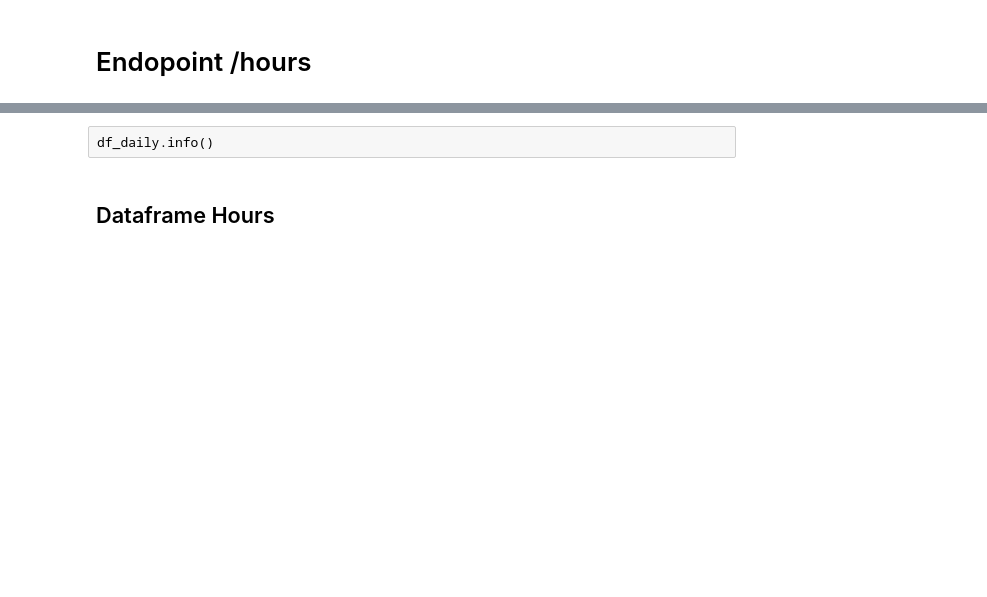
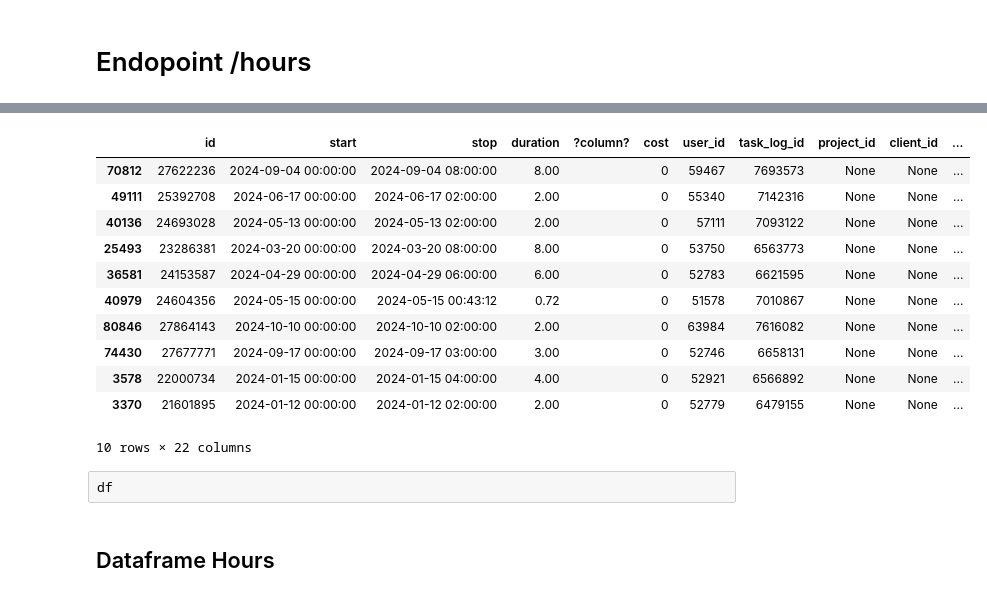
Before and after one commit to jonathasrc/soulcode, a Jupyter notebook: projeto_final/projeto_final_work-Copy1.ipynb, the cells around one changed output, grey strips where cells are left out. Drawn from its saved outputs; the diff is of its cells as text; code cells hidden in the pictures; blank space fills up the shorter version.

```diff
--- a/projeto_final/projeto_final_work-Copy1.ipynb
+++ b/projeto_final/projeto_final_work-Copy1.ipynb
@@ -385,5 +396,21 @@ Dia da requisição: 2024-01-02:
-# %% [raw]
-df_daily.info()
+# %%
+df_daily = pd.DataFrame(all_data)
+df_daily.sample(10)
+# %% [output]
+|  | id | start | stop | duration | ?column? | cost | user_id | task_log_id | project_id | client_id | ... |
+| 70812 | 27622236 | 2024-09-04 00:00:00 | 2024-09-04 08:00:00 | 8.00 |  | 0 | 59467 | 7693573 | None | None | ... |
+| 49111 | 25392708 | 2024-06-17 00:00:00 | 2024-06-17 02:00:00 | 2.00 |  | 0 | 55340 | 7142316 | None | None | ... |
+| 40136 | 24693028 | 2024-05-13 00:00:00 | 2024-05-13 02:00:00 | 2.00 |  | 0 | 57111 | 7093122 | None | None | ... |
+| 25493 | 23286381 | 2024-03-20 00:00:00 | 2024-03-20 08:00:00 | 8.00 |  | 0 | 53750 | 6563773 | None | None | ... |
+| 36581 | 24153587 | 2024-04-29 00:00:00 | 2024-04-29 06:00:00 | 6.00 |  | 0 | 52783 | 6621595 | None | None | ... |
+| 40979 | 24604356 | 2024-05-15 00:00:00 | 2024-05-15 00:43:12 | 0.72 |  | 0 | 51578 | 7010867 | None | None | ... |
+| 80846 | 27864143 | 2024-10-10 00:00:00 | 2024-10-10 02:00:00 | 2.00 |  | 0 | 63984 | 7616082 | None | None | ... |
+| 74430 | 27677771 | 2024-09-17 00:00:00 | 2024-09-17 03:00:00 | 3.00 |  | 0 | 52746 | 6658131 | None | None | ... |
+| 3578 | 22000734 | 2024-01-15 00:00:00 | 2024-01-15 04:00:00 | 4.00 |  | 0 | 52921 | 6566892 | None | None | ... |
+| 3370 | 21601895 | 2024-01-12 00:00:00 | 2024-01-12 02:00:00 | 2.00 |  | 0 | 52779 | 6479155 | None | None | ... |
+10 rows × 22 columns
+# %% [raw]
+df
 # %%
 df_ = df_daily.drop(columns=['?column?'])
 load_df_to_bigquery(df_,project_id=project_id, dataset_id=dataset_id,table_id="df_threemonth")
```
Also changed, not shown: parts of 4 cells of this notebook, 3 other files.
